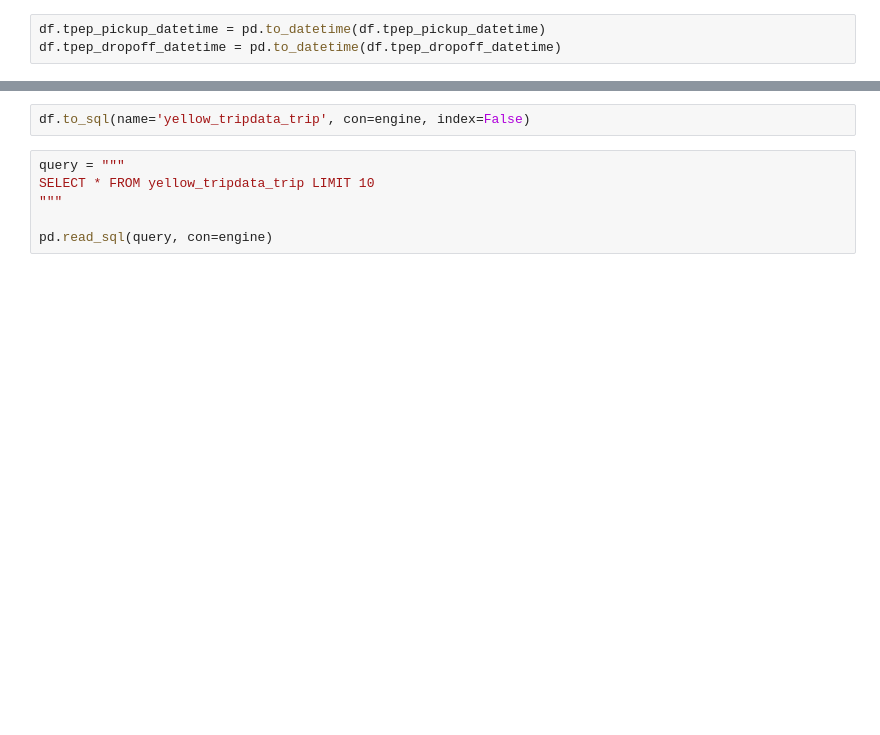
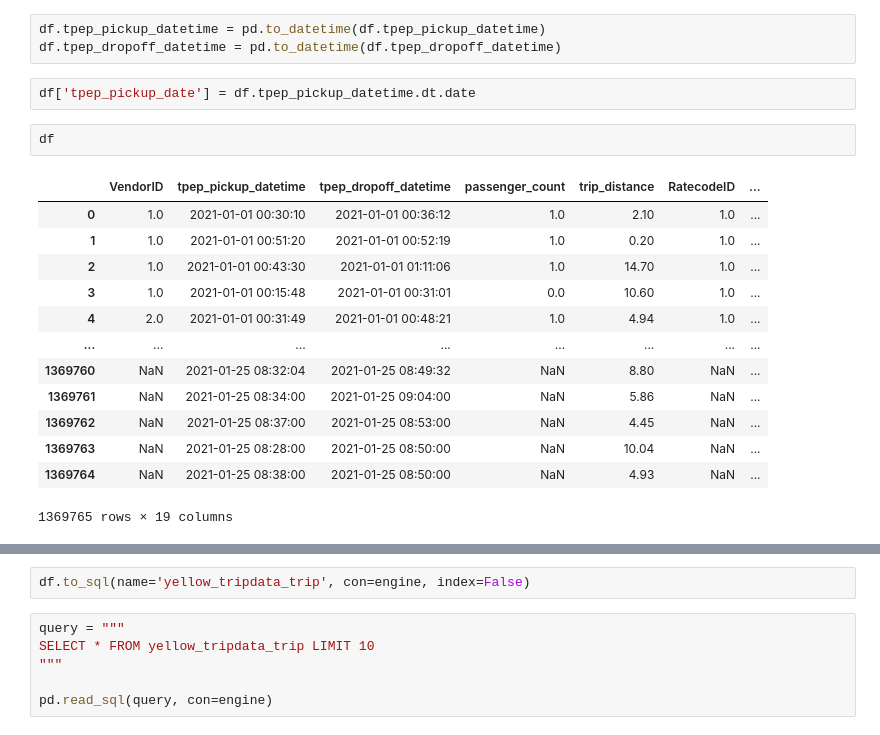
Before and after one commit to DataTalksClub/data-engineering-zoomcamp, a Jupyter notebook: week_1_basics_n_setup/2_docker_sql/pg-test-connection.ipynb, the cells around one changed output, grey strips where cells are left out. Saved outputs shown, nothing was run; the diff lists cells and outputs as text; blank space fills up the shorter version.

```diff
--- a/week_1_basics_n_setup/2_docker_sql/pg-test-connection.ipynb
+++ b/week_1_basics_n_setup/2_docker_sql/pg-test-connection.ipynb
@@ -38,3 +57,21 @@ df = pd.read_csv('yellow_tripdata_2021-01.csv', nrows=100)
 # %%
 df.tpep_pickup_datetime = pd.to_datetime(df.tpep_pickup_datetime)
 df.tpep_dropoff_datetime = pd.to_datetime(df.tpep_dropoff_datetime)
+# %%
+df['tpep_pickup_date'] = df.tpep_pickup_datetime.dt.date
+# %%
+df
+# %% [output]
+|  | VendorID | tpep_pickup_datetime | tpep_dropoff_datetime | passenger_count | trip_distance | RatecodeID | ... |
+| 0 | 1.0 | 2021-01-01 00:30:10 | 2021-01-01 00:36:12 | 1.0 | 2.10 | 1.0 | ... |
+| 1 | 1.0 | 2021-01-01 00:51:20 | 2021-01-01 00:52:19 | 1.0 | 0.20 | 1.0 | ... |
+| 2 | 1.0 | 2021-01-01 00:43:30 | 2021-01-01 01:11:06 | 1.0 | 14.70 | 1.0 | ... |
+| 3 | 1.0 | 2021-01-01 00:15:48 | 2021-01-01 00:31:01 | 0.0 | 10.60 | 1.0 | ... |
+| 4 | 2.0 | 2021-01-01 00:31:49 | 2021-01-01 00:48:21 | 1.0 | 4.94 | 1.0 | ... |
+| ... | ... | ... | ... | ... | ... | ... | ... |
+| 1369760 | NaN | 2021-01-25 08:32:04 | 2021-01-25 08:49:32 | NaN | 8.80 | NaN | ... |
+| 1369761 | NaN | 2021-01-25 08:34:00 | 2021-01-25 09:04:00 | NaN | 5.86 | NaN | ... |
+| 1369762 | NaN | 2021-01-25 08:37:00 | 2021-01-25 08:53:00 | NaN | 4.45 | NaN | ... |
+| 1369763 | NaN | 2021-01-25 08:28:00 | 2021-01-25 08:50:00 | NaN | 10.04 | NaN | ... |
+| 1369764 | NaN | 2021-01-25 08:38:00 | 2021-01-25 08:50:00 | NaN | 4.93 | NaN | ... |
+1369765 rows × 19 columns
```
Also changed, not shown: parts of 12 cells of this notebook, 3 other files.
